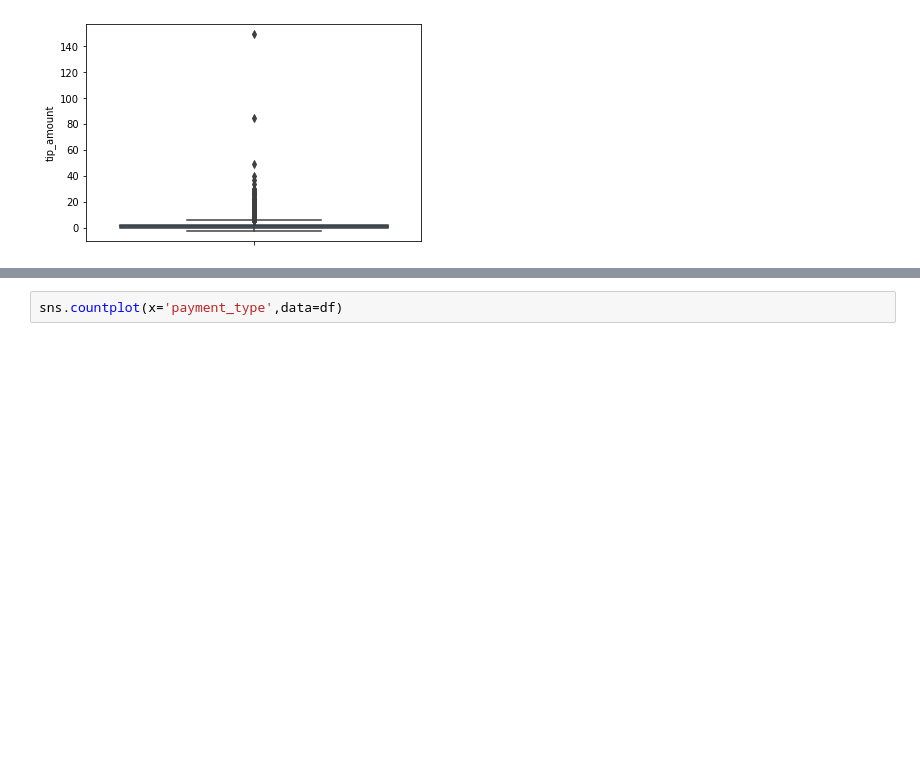
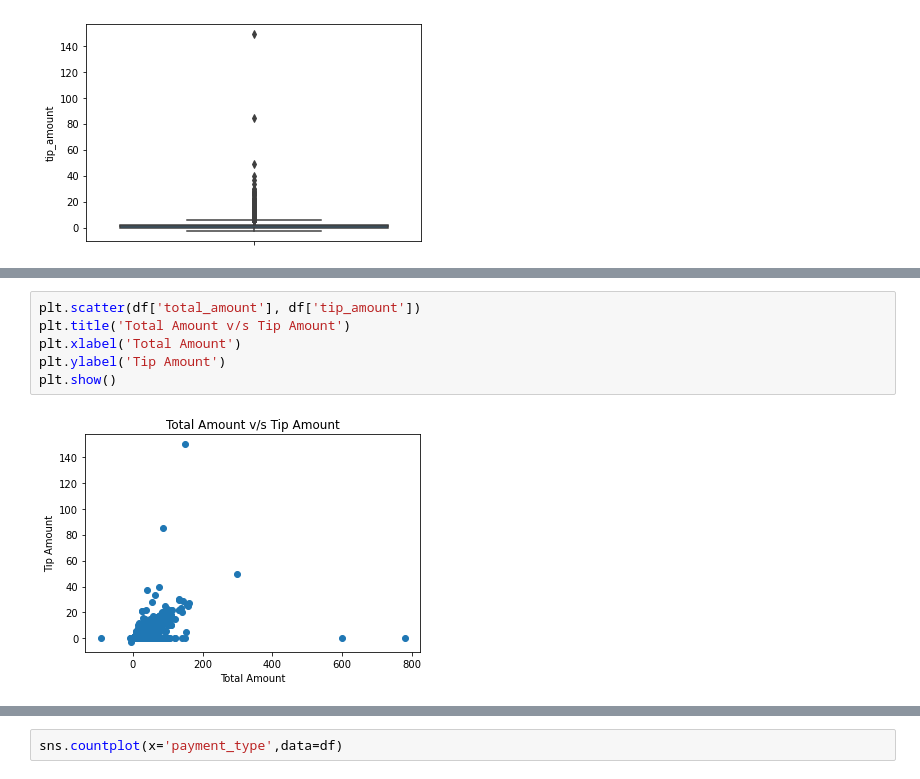
Before and after one commit to aakshathak/Data_Analytics_Project, a Jupyter notebook: exam_data_analysis.ipynb, the cells around one changed output, grey strips where cells are left out. Saved outputs shown, nothing was run; the diff lists cells and outputs as text; blank space fills up the shorter version.

```diff
--- a/exam_data_analysis.ipynb
+++ b/exam_data_analysis.ipynb
@@ -182,0 +193,8 @@ sns.boxplot(y="tip_amount", data = df)
+# %%
+plt.scatter(df['total_amount'], df['tip_amount'])
+plt.title('Total Amount v/s Tip Amount')
+plt.xlabel('Total Amount')
+plt.ylabel('Tip Amount')
+plt.show()
+# %% [output]
+[figure, added]
```
Also changed, not shown: parts of 16 cells of this notebook, 1 other file.
